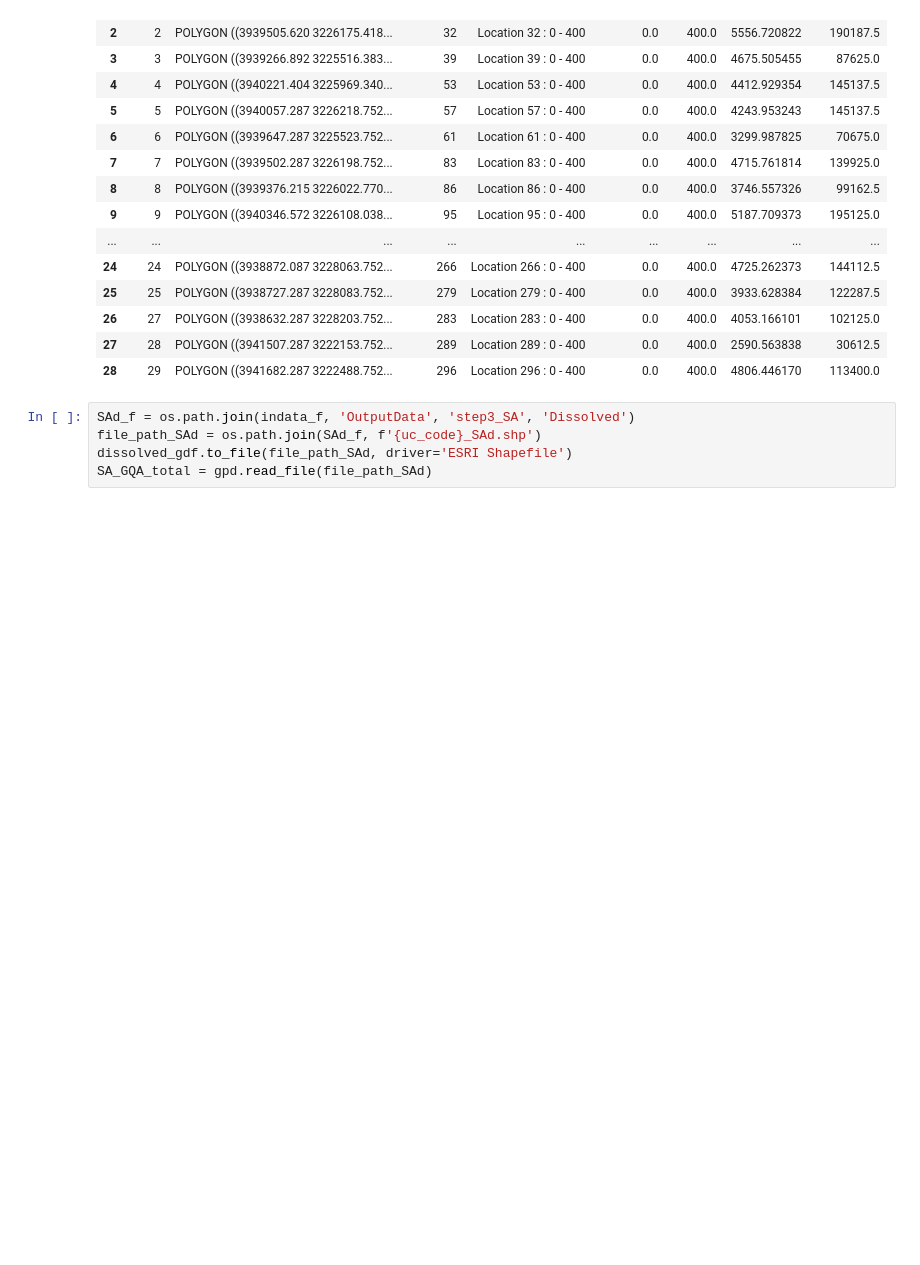
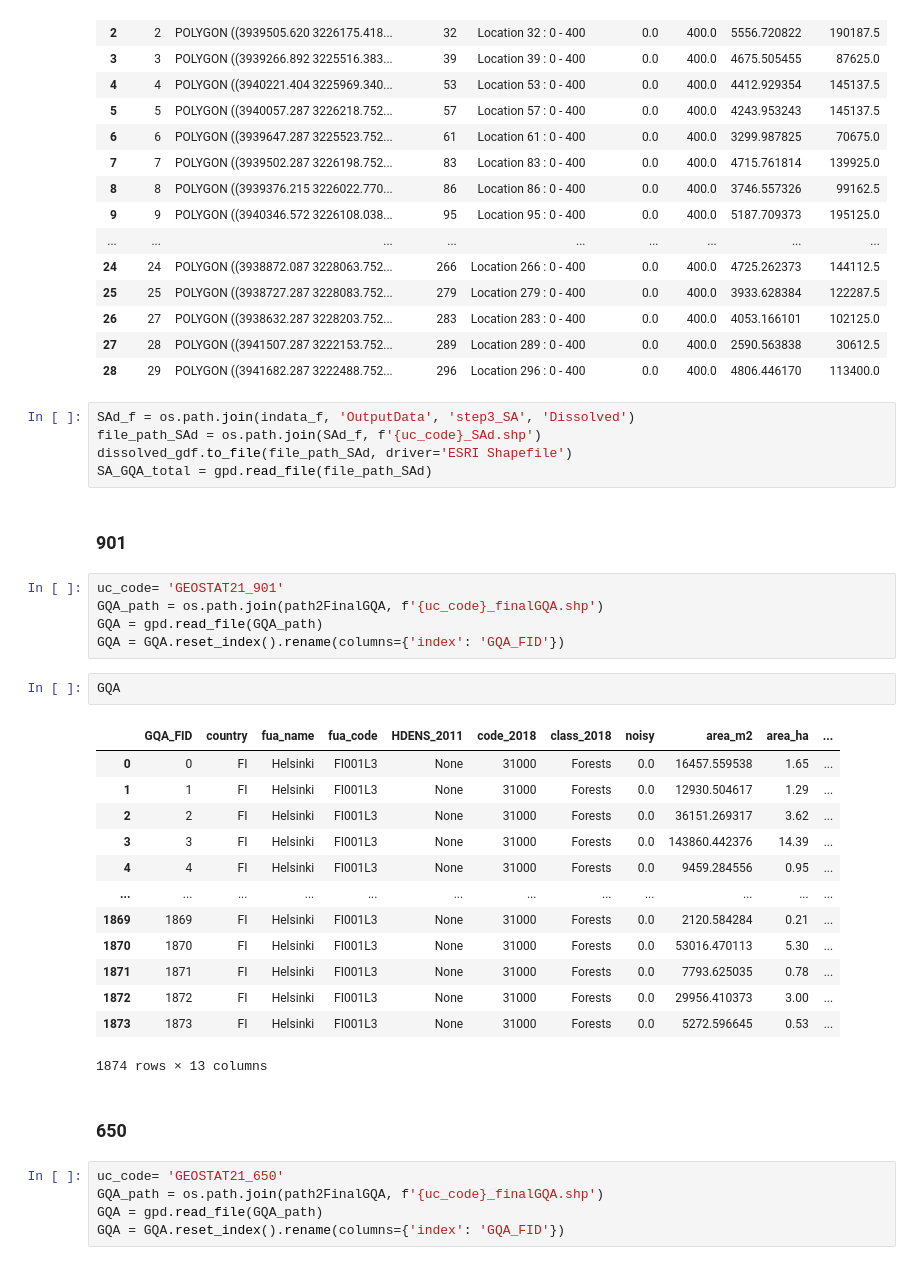
Before and after one commit to ubachr/GQA, a Jupyter notebook: dev/00_clean_GQA_and_SA_for_Pop.ipynb, the cells around one changed output. Cells and saved outputs as stored; diff of their text form; blank space fills up the shorter version.

```diff
--- a/dev/00_clean_GQA_and_SA_for_Pop.ipynb
+++ b/dev/00_clean_GQA_and_SA_for_Pop.ipynb
@@ -115,3 +171,33 @@ SAd_f = os.path.join(indata_f, 'OutputData', 'step3_SA', 'Dissolved')
 file_path_SAd = os.path.join(SAd_f, f'{uc_code}_SAd.shp')
 dissolved_gdf.to_file(file_path_SAd, driver='ESRI Shapefile')
 SA_GQA_total = gpd.read_file(file_path_SAd)
+# %% [markdown]
+### 901
+# %%
+uc_code= 'GEOSTAT21_901'
+GQA_path = os.path.join(path2FinalGQA, f'{uc_code}_finalGQA.shp')
+GQA = gpd.read_file(GQA_path)
+GQA = GQA.reset_index().rename(columns={'index': 'GQA_FID'})
+# %%
+GQA
+# %% [output]
+|  | GQA_FID | country | fua_name | fua_code | HDENS_2011 | code_2018 | class_2018 | noisy | area_m2 | area_ha | ... |
+| 0 | 0 | FI | Helsinki | FI001L3 | None | 31000 | Forests | 0.0 | 16457.559538 | 1.65 | ... |
+| 1 | 1 | FI | Helsinki | FI001L3 | None | 31000 | Forests | 0.0 | 12930.504617 | 1.29 | ... |
+| 2 | 2 | FI | Helsinki | FI001L3 | None | 31000 | Forests | 0.0 | 36151.269317 | 3.62 | ... |
+| 3 | 3 | FI | Helsinki | FI001L3 | None | 31000 | Forests | 0.0 | 143860.442376 | 14.39 | ... |
+| 4 | 4 | FI | Helsinki | FI001L3 | None | 31000 | Forests | 0.0 | 9459.284556 | 0.95 | ... |
+| ... | ... | ... | ... | ... | ... | ... | ... | ... | ... | ... | ... |
+| 1869 | 1869 | FI | Helsinki | FI001L3 | None | 31000 | Forests | 0.0 | 2120.584284 | 0.21 | ... |
+| 1870 | 1870 | FI | Helsinki | FI001L3 | None | 31000 | Forests | 0.0 | 53016.470113 | 5.30 | ... |
+| 1871 | 1871 | FI | Helsinki | FI001L3 | None | 31000 | Forests | 0.0 | 7793.625035 | 0.78 | ... |
+| 1872 | 1872 | FI | Helsinki | FI001L3 | None | 31000 | Forests | 0.0 | 29956.410373 | 3.00 | ... |
+| 1873 | 1873 | FI | Helsinki | FI001L3 | None | 31000 | Forests | 0.0 | 5272.596645 | 0.53 | ... |
+1874 rows × 13 columns
+# %% [markdown]
+### 650
+# %%
+uc_code= 'GEOSTAT21_650'
+GQA_path = os.path.join(path2FinalGQA, f'{uc_code}_finalGQA.shp')
+GQA = gpd.read_file(GQA_path)
+GQA = GQA.reset_index().rename(columns={'index': 'GQA_FID'})
```
Also changed, not shown: parts of 12 cells of this notebook.
